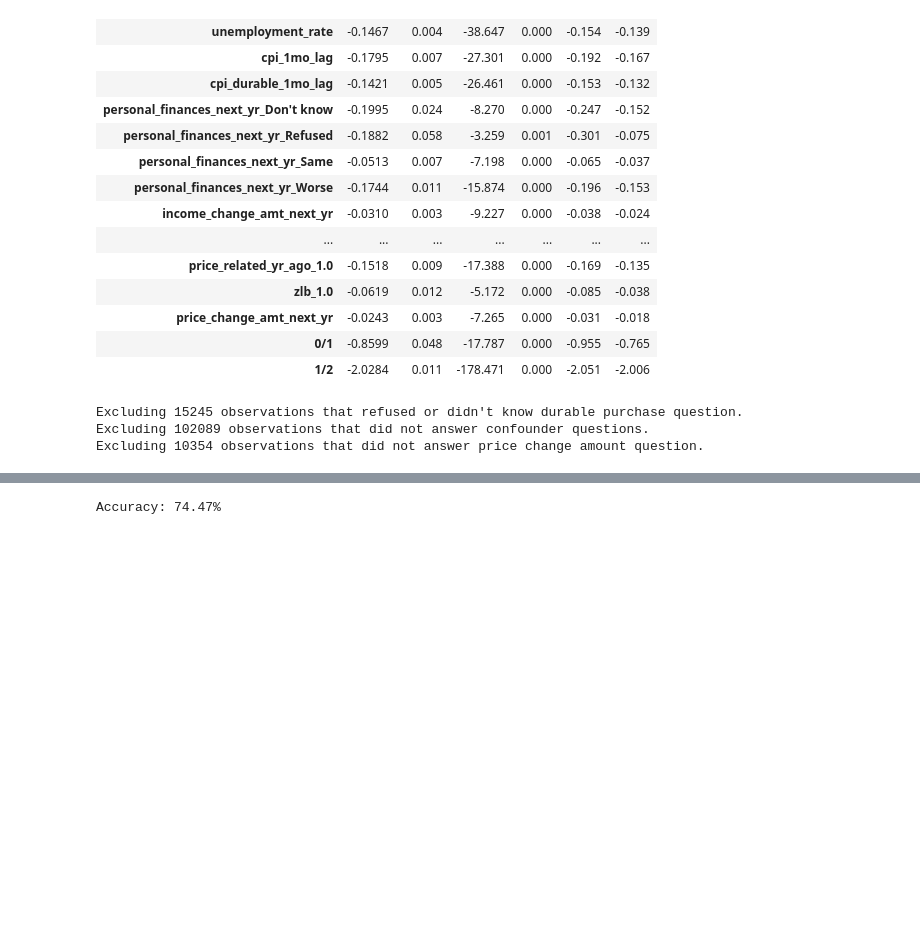
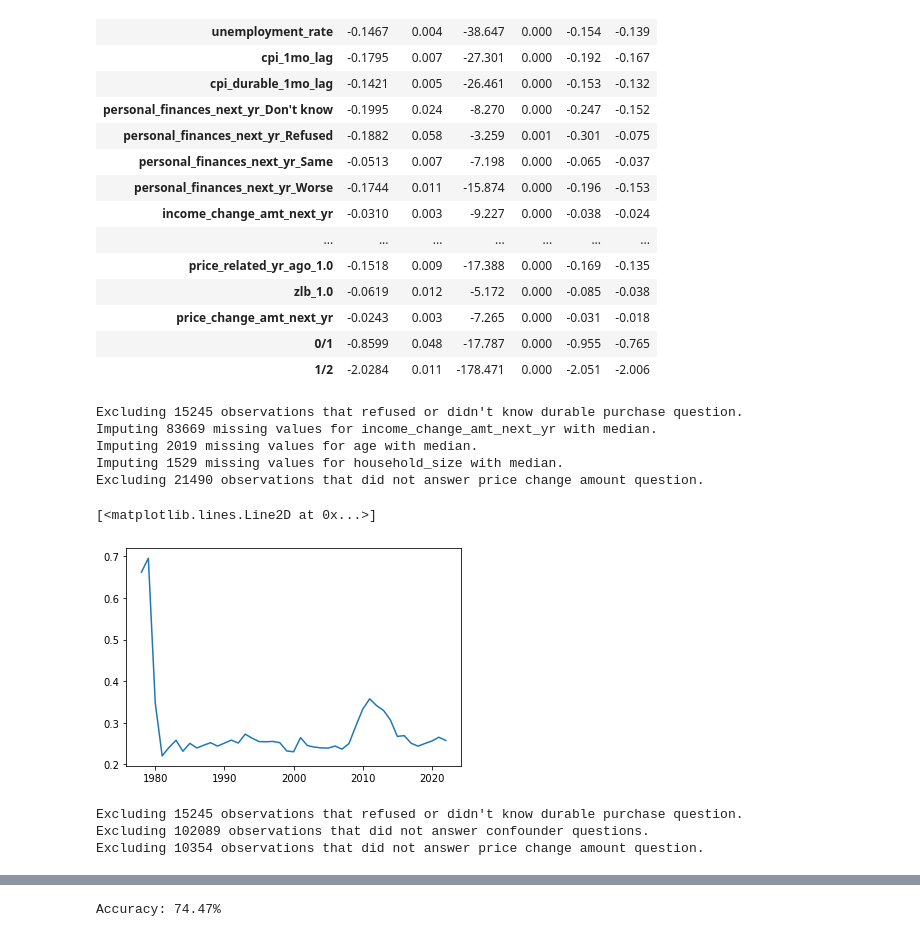
Before and after one commit to Wesley-Janson/stat27420_final_project, a Jupyter notebook: models.ipynb, the cells around one changed output, grey strips where cells are left out. Saved outputs shown, nothing was run; the diff lists cells and outputs as text; code cells hidden in the pictures; blank space fills up the shorter version.

```diff
--- a/models.ipynb
+++ b/models.ipynb
@@ -143,11 +143,28 @@ OrderedModel Results
 # %%
 # Now classification models with AIPW
 
-data_xgboost, treatment_vars, confounder_vars = prep_features(data,regression=False,impute=False)
+data_xgboost, treatment_vars, confounder_vars = prep_features(data,regression=False,missing_values='impute by median')
 # %% [output]
 Excluding 15245 observations that refused or didn't know durable purchase question.
-Excluding 102089 observations that did not answer confounder questions.
-Excluding 10354 observations that did not answer price change amount question.
+Imputing 83669 missing values for income_change_amt_next_yr with median.
+Imputing 2019 missing values for age with median.
+Imputing 1529 missing values for household_size with median.
+Excluding 21490 observations that did not answer price change amount question.
+# %%
+# only income_change_amt_next_yr has many missing values within our chosen cts confounders
+
+# calculate percent missing for income_change_amt_next_yr by year
+pct_missing = data['income_change_amt_next_yr'].isnull().groupby(data.date.dt.year).agg(['mean','count'])
+plt.plot(pct_missing["mean"])
+# %% [output]
+[<matplotlib.lines.Line2D at 0x...>]
+[figure, added]
+# %%
+data_xgboost, treatment_vars, confounder_vars = prep_features(data,regression=False,missing_values='drop')
+# %% [output]
+Excluding 15245 observations that refused or didn't know durable purchase question.
+Excluding 102089 observations that did not answer confounder questions.
+Excluding 10354 observations that did not answer price change amount question.
 # %%
 X = data_xgboost[confounder_vars+treatment_vars]
 Y = data_xgboost['durable_purchase']
```
Also changed, not shown: parts of 4 cells of this notebook, 1 other file.
